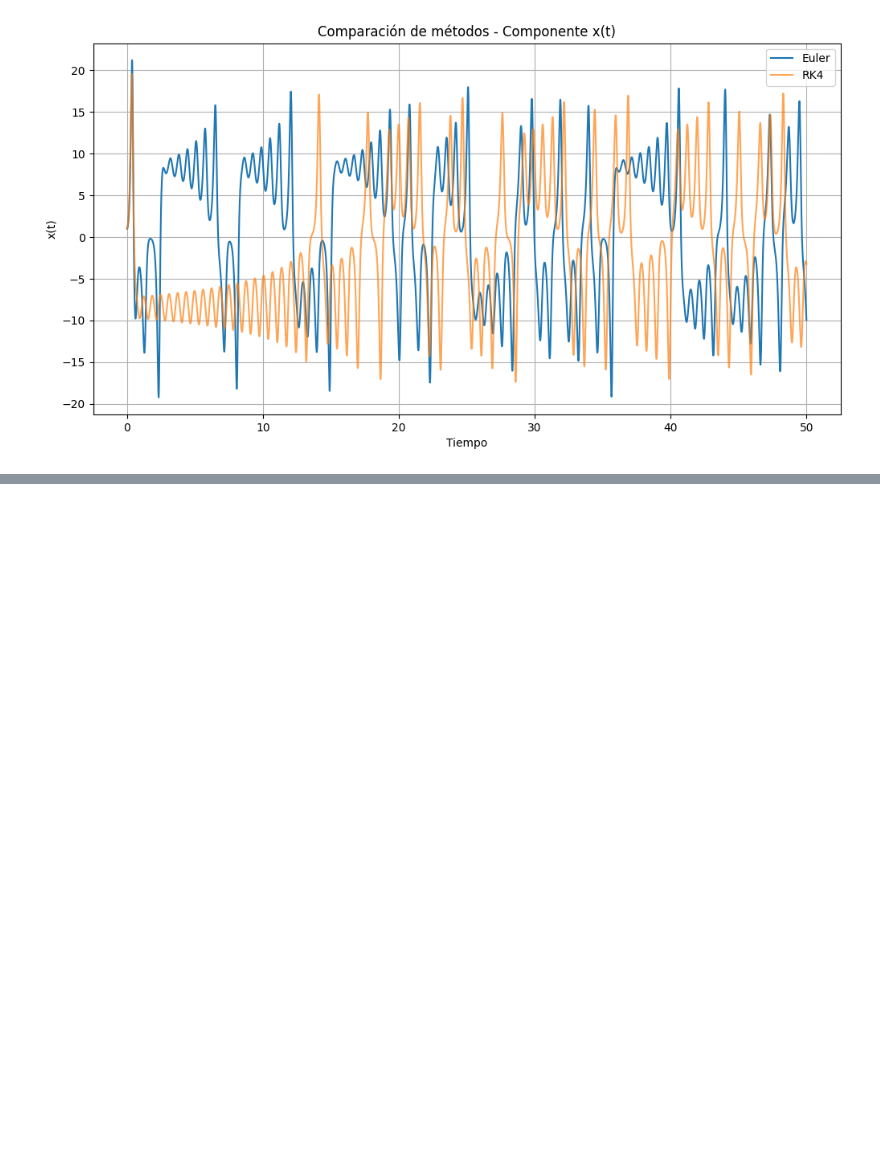
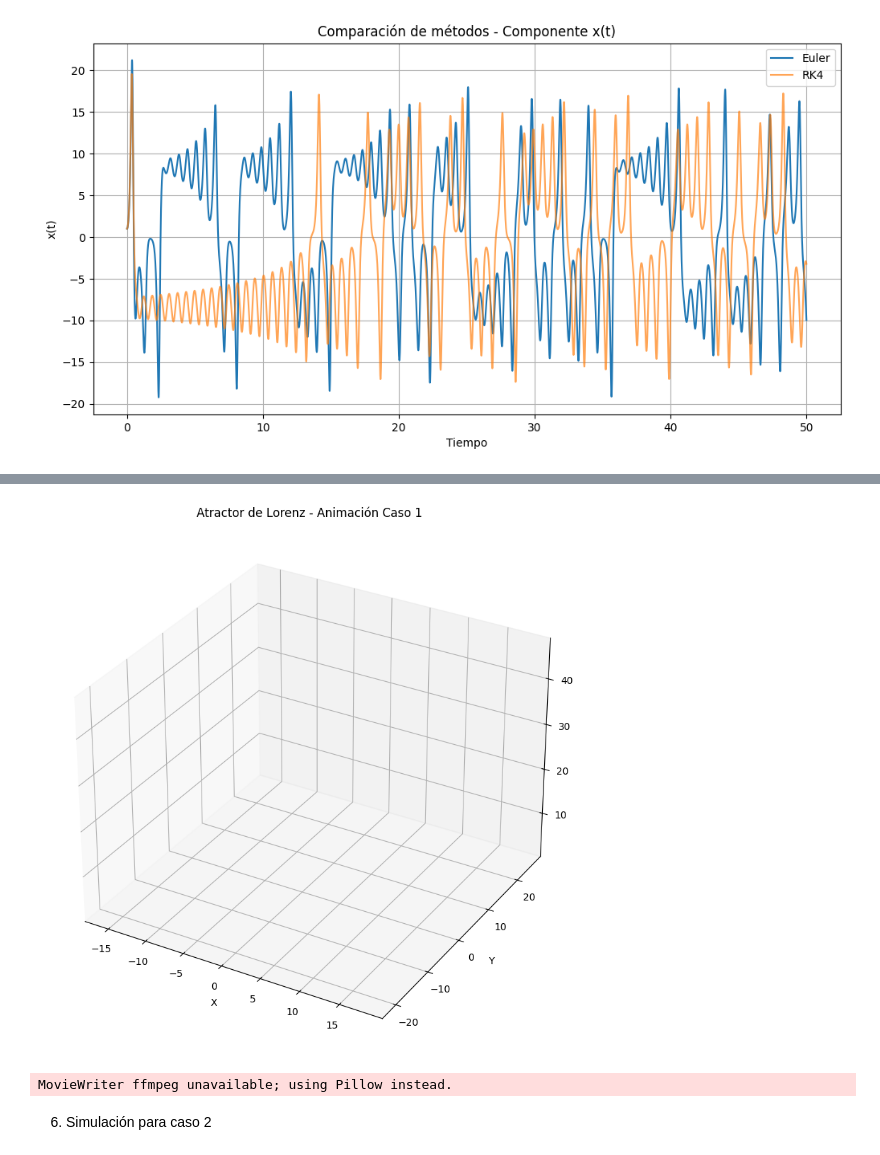
Before and after one commit to DAN2407/Project_AN2, a Jupyter notebook: Project_part2.ipynb, the cells around one changed output, grey strips where cells are left out. Drawn from its saved outputs; the diff is of its cells as text; code cells hidden in the pictures; blank space fills up the shorter version.

```diff
--- a/Project_part2.ipynb
+++ b/Project_part2.ipynb
@@ -10,14 +18,5 @@ from mpl_toolkits.mplot3d import Axes3D
 # %%
 def lorenz_system(t, state, sigma, rho, beta):
-    """
-    Define las ecuaciones del sistema de Lorenz
-    Args:
-        t: tiempo (no se usa explícitamente en ecuaciones autónomas)
-        state: vector de estado [x, y, z]
-        sigma, rho, beta: parámetros del sistema
-    Returns:
-        derivadas [dx/dt, dy/dt, dz/dt]
-    """
     x, y, z = state
     dx_dt = sigma * (y - x)
     dy_dt = x * (rho - z) - y
@@ -207,0 +145,55 @@ Animación guardada como GIF
+# %%
+# Configuración de la figura 3D
+fig = plt.figure(figsize=(10, 8))
+ax = fig.add_subplot(111, projection='3d')
+
+# Preparar datos (usaremos RK4 para la animación)
+x, y, z = states_rk4[:, 0], states_rk4[:, 1], states_rk4[:, 2]
+
+# Inicializar línea y punto
+line, = ax.plot([], [], [], lw=0.5)
+point, = ax.plot([], [], [], 'ro', markersize=6)
+
+# Configurar límites
+ax.set_xlim(min(x), max(x))
+ax.set_ylim(min(y), max(y))
+ax.set_zlim(min(z), max(z))
+ax.set_xlabel("X")
+ax.set_ylabel("Y")
+ax.set_zlabel("Z")
+ax.set_title("Atractor de Lorenz - Animación Caso 1")
+
+# Función de inicialización
+def init():
+    line.set_data([], [])
+    line.set_3d_properties([])
+    point.set_data([], [])
+    point.set_3d_properties([])
+    return line, point
+
+# Función de animación
+def animate(i):
+    # Usamos los primeros i puntos para la línea
+    line.set_data(x[:i], y[:i])
+    line.set_3d_properties(z[:i])
+
+    # Marcamos el punto actual
+    point.set_data(x[i:i+1], y[i:i+1])
+    point.set_3d_properties(z[i:i+1])
+
+    return line, point
+
+# Crear animación (mostrar cada 10 frames para hacerlo más rápido)
+ani = FuncAnimation(fig, animate, frames=range(0, len(x), 10),
+                    init_func=init, blit=True, interval=20)
+
+plt.tight_layout()
+plt.show()
+
+#Para guardar la animación en un gif
+ani.save('lorenz_attractor_case1.gif', fps=30)
+# %% [output]
+[figure, added]
+MovieWriter ffmpeg unavailable; using Pillow instead.
+# %% [markdown]
+6. Simulación para caso 2
```
Also changed, not shown: parts of 20 cells of this notebook.
